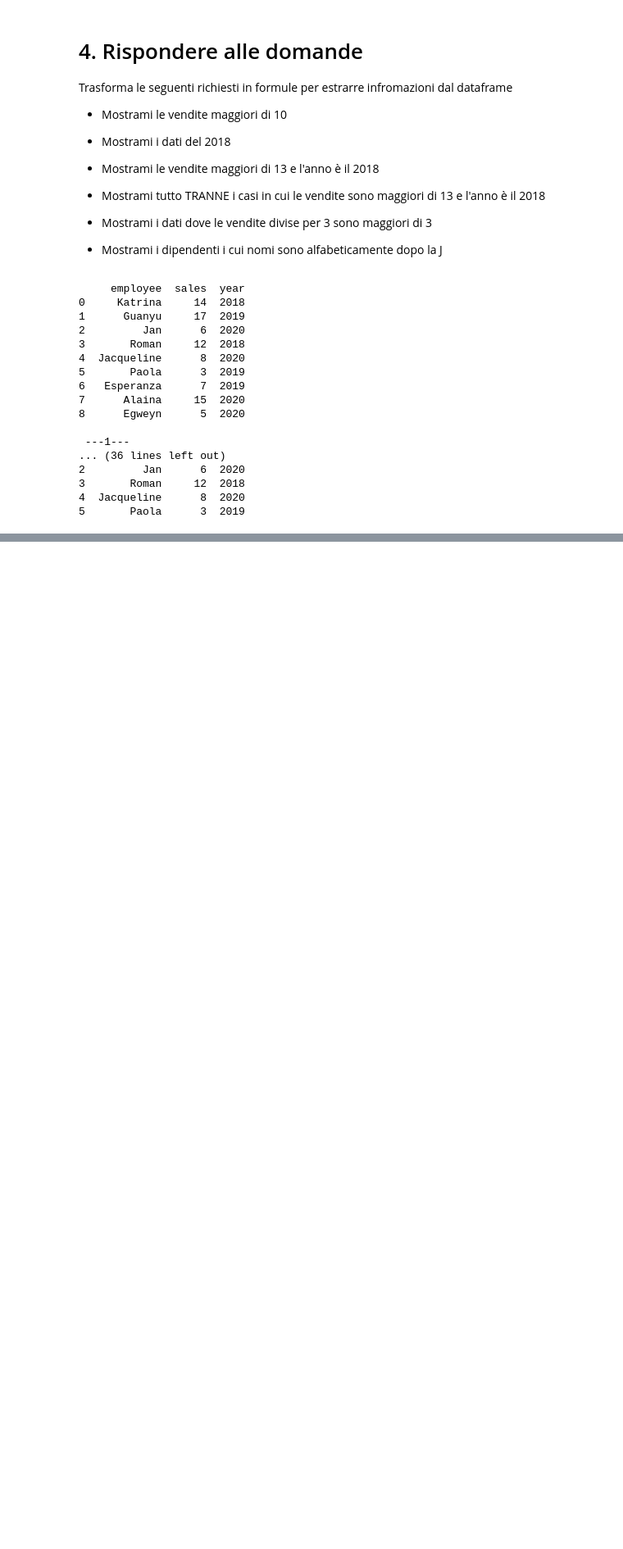
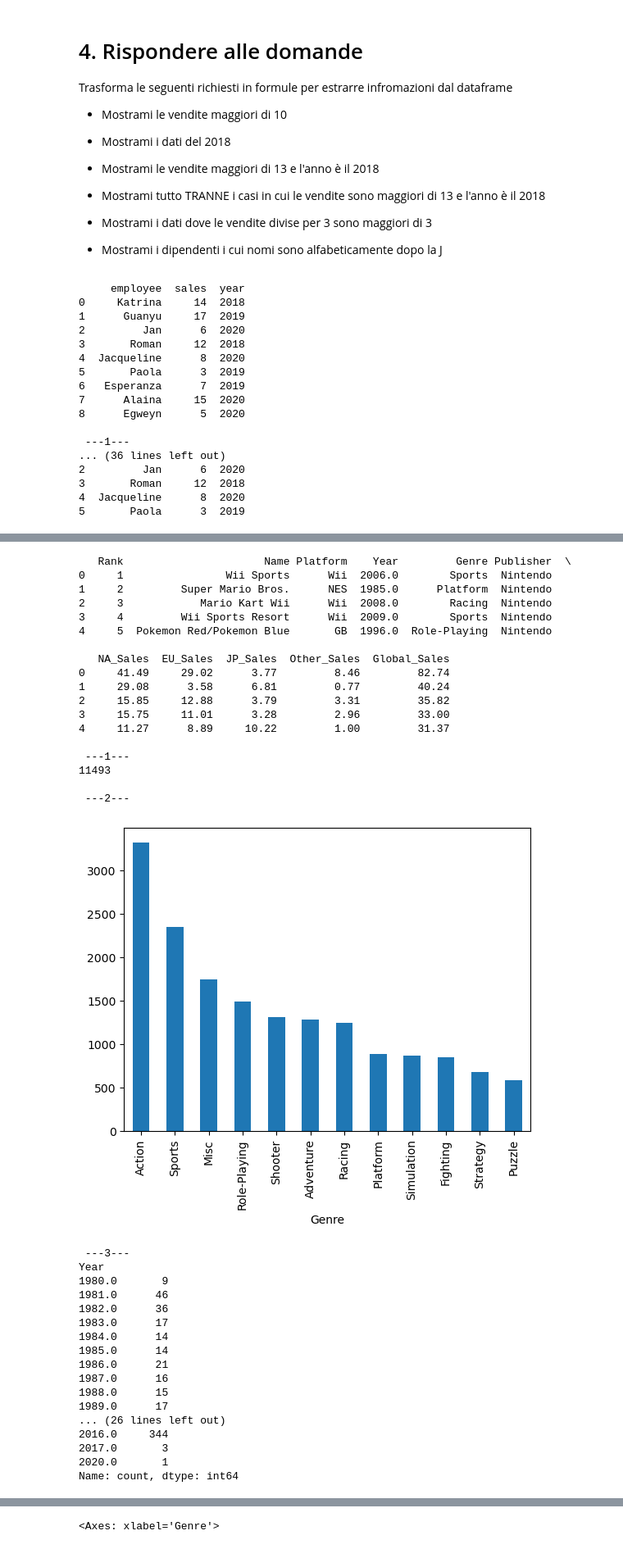
Before and after one commit to Suezooo/LabProgrammazione2, a Jupyter notebook: esercizi/5_Esercizi_lez_5.ipynb, the cells around one changed output, grey strips where cells are left out. Shown at 82% size. Saved outputs shown, nothing was run; the diff lists cells and outputs as text; code cells hidden in the pictures; blank space fills up the shorter version.

```diff
--- a/esercizi/5_Esercizi_lez_5.ipynb
+++ b/esercizi/5_Esercizi_lez_5.ipynb
@@ -90,5 +90,28 @@ import seaborn as sns
 # Caricamento del dataset
 url = 'https://zenodo.org/record/5898311/files/vgsales.csv'
 df = pd.read_csv(url)
-df.head()
+print(df.head())
+
+#1
+print("\n ---1---")
+# print(df.shape[0]) #credo, se ogni riga rappresenta un gioco, posso controllare
+# print(df['Name'].duplicated()) # ci sono
+
+print(df['Name'].nunique()) #dovrebbe essere giusto
+
+# 2
+print("\n ---2---")
+df['Genre'].value_counts().plot(kind = 'bar')
+plt.show()
+
+#3
+print("\n ---3---")
+print(df['Year'].value_counts().sort_index())
+sns.histplot(x="Year", data=df, kde=True)
+plt.show()
+
+#3
+print("\n ---4---")
+df.groupby('Genre')[['NA_Sales','EU_Sales','JP_Sales','Other_Sales']].sum().iloc[[0,3,7,8,10],:].plot(kind='bar', stacked=True,)
+# sto palesemente barando, ma prendere i primi 5 per vendite totali non so come farlo, mancano i titoli ma non mi sembrano importanti
 # %% [output]
@@ -100,0 +118,36 @@ df.head()
+   Rank                      Name Platform    Year         Genre Publisher  \
+0     1                Wii Sports      Wii  2006.0        Sports  Nintendo
+1     2         Super Mario Bros.      NES  1985.0      Platform  Nintendo
+2     3            Mario Kart Wii      Wii  2008.0        Racing  Nintendo
+3     4         Wii Sports Resort      Wii  2009.0        Sports  Nintendo
+4     5  Pokemon Red/Pokemon Blue       GB  1996.0  Role-Playing  Nintendo
+
+   NA_Sales  EU_Sales  JP_Sales  Other_Sales  Global_Sales
+0     41.49     29.02      3.77         8.46         82.74
+1     29.08      3.58      6.81         0.77         40.24
+2     15.85     12.88      3.79         3.31         35.82
+3     15.75     11.01      3.28         2.96         33.00
+4     11.27      8.89     10.22         1.00         31.37
+
+ ---1---
+11493
+
+ ---2---
+[figure, added]
+ ---3---
+Year
+1980.0       9
+1981.0      46
+1982.0      36
+1983.0      17
+1984.0      14
+1985.0      14
+1986.0      21
+1987.0      16
+1988.0      15
+1989.0      17
+... (26 lines left out)
+2016.0     344
+2017.0       3
+2020.0       1
+Name: count, dtype: int64
@@ -100,0 +170 @@ df.head()
+<Axes: xlabel='Genre'>
```
Also changed, not shown: parts of 1 cell of this notebook.
